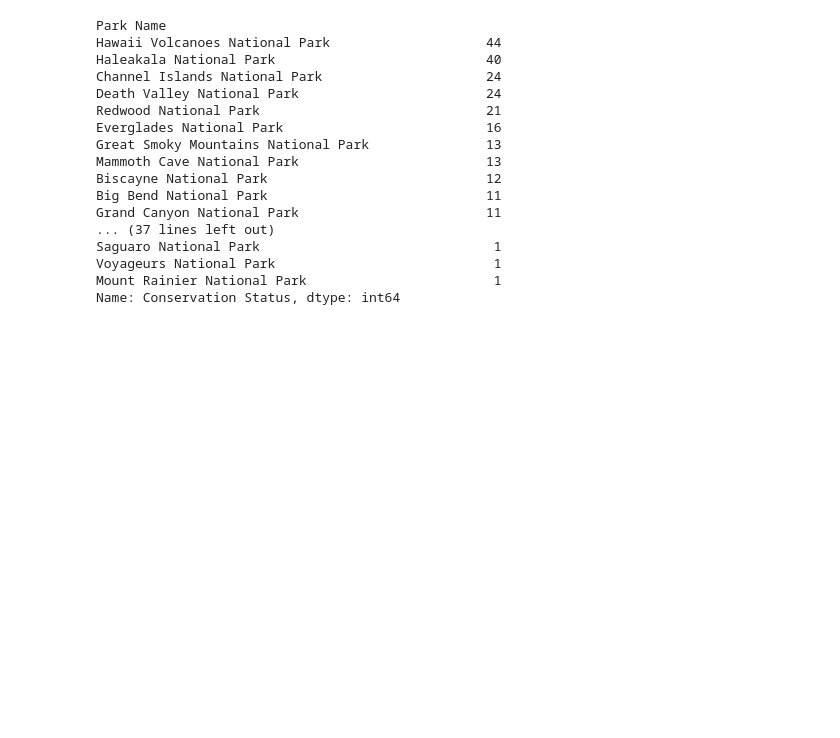
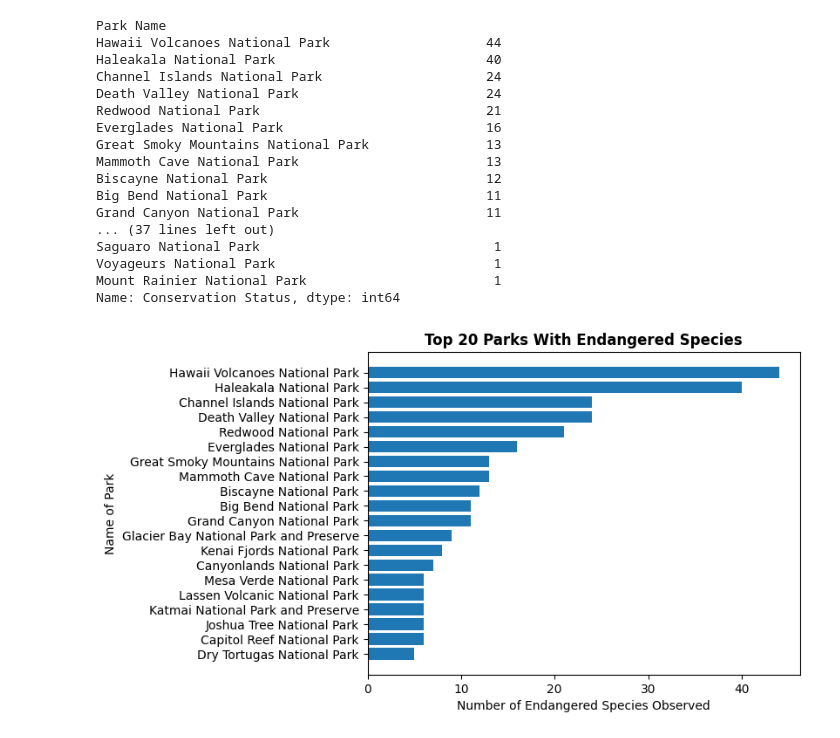
Before and after one commit to slee502/Biodiversity_in_Parks, a Jupyter notebook: Biodiversity_Project.ipynb, the cells around one changed output. Drawn from its saved outputs; the diff is of its cells as text; code cells hidden in the pictures; blank space fills up the shorter version.

```diff
--- a/Biodiversity_Project.ipynb
+++ b/Biodiversity_Project.ipynb
@@ -317,8 +329,15 @@ Name: Conservation Status, dtype: int64
 # %% [markdown]
 ### Which park has the highest/lowest number of endangered species?
 # %%
+# filter to select rows with Endangered in the Conservation Status column
+endangered_species = df[df['Conservation Status'] == 'Endangered']
+
+# group the endangered_species by Park Name and count number of occurences
 endangered_by_park = endangered_species.groupby('Park Name')['Conservation Status'].count()
-endangered_by_park.sort_values(ascending=False)
+
+# sort in descending order
+endangered_by_park = endangered_by_park.sort_values(ascending=False)
+endangered_by_park
 # %% [output]
 Park Name
 Hawaii Volcanoes National Park                    44
@@ -337,3 +356,18 @@ Saguaro National Park                              1
 Voyageurs National Park                            1
 Mount Rainier National Park                        1
 Name: Conservation Status, dtype: int64
+# %%
+endangered_by_park_20 = endangered_by_park.head(20)
+
+x = endangered_by_park_20.index
+y = endangered_by_park_20.values
+
+plt.barh(x, y)
+plt.gca().invert_yaxis()
+plt.xlabel('Number of Endangered Species Observed')
+plt.ylabel('Name of Park')
+plt.title('Top 20 Parks With Endangered Species', fontweight='bold')
+
+plt.show()
+# %% [output]
+[figure, added]
```
Also changed, not shown: parts of 28 cells of this notebook.
